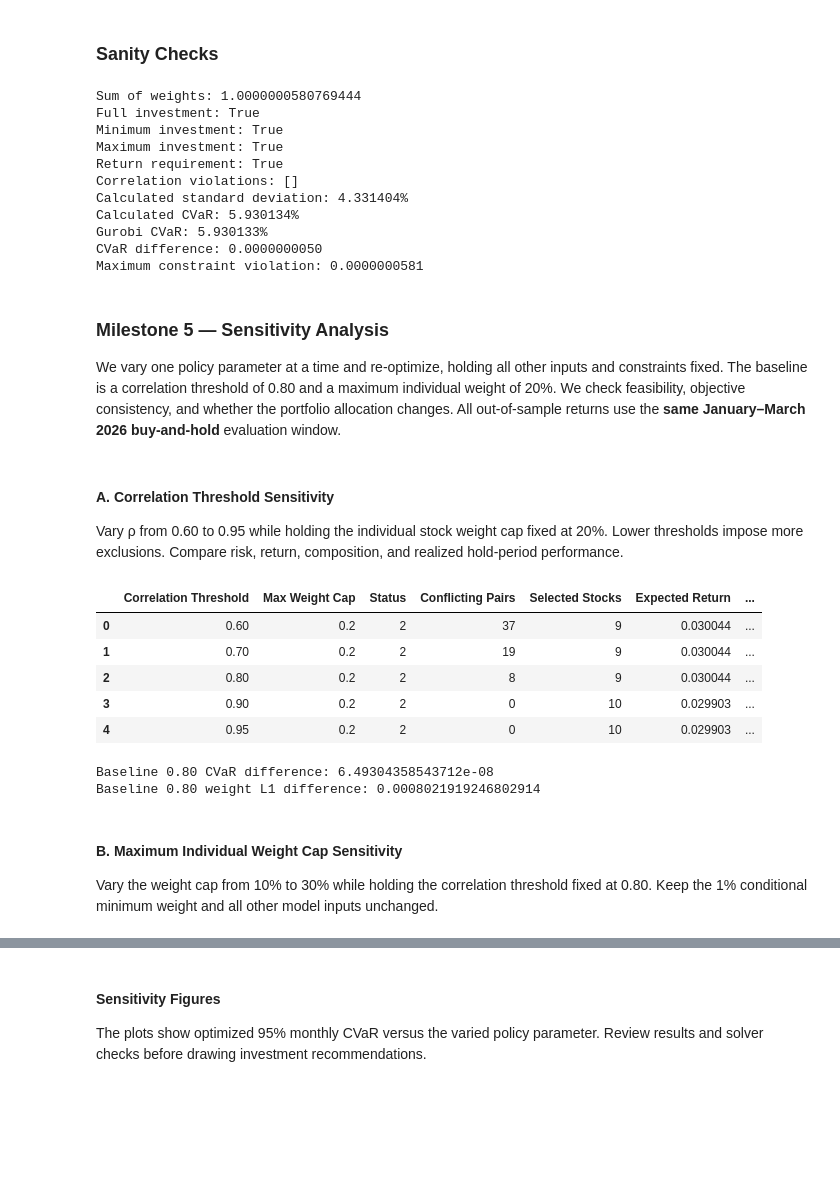
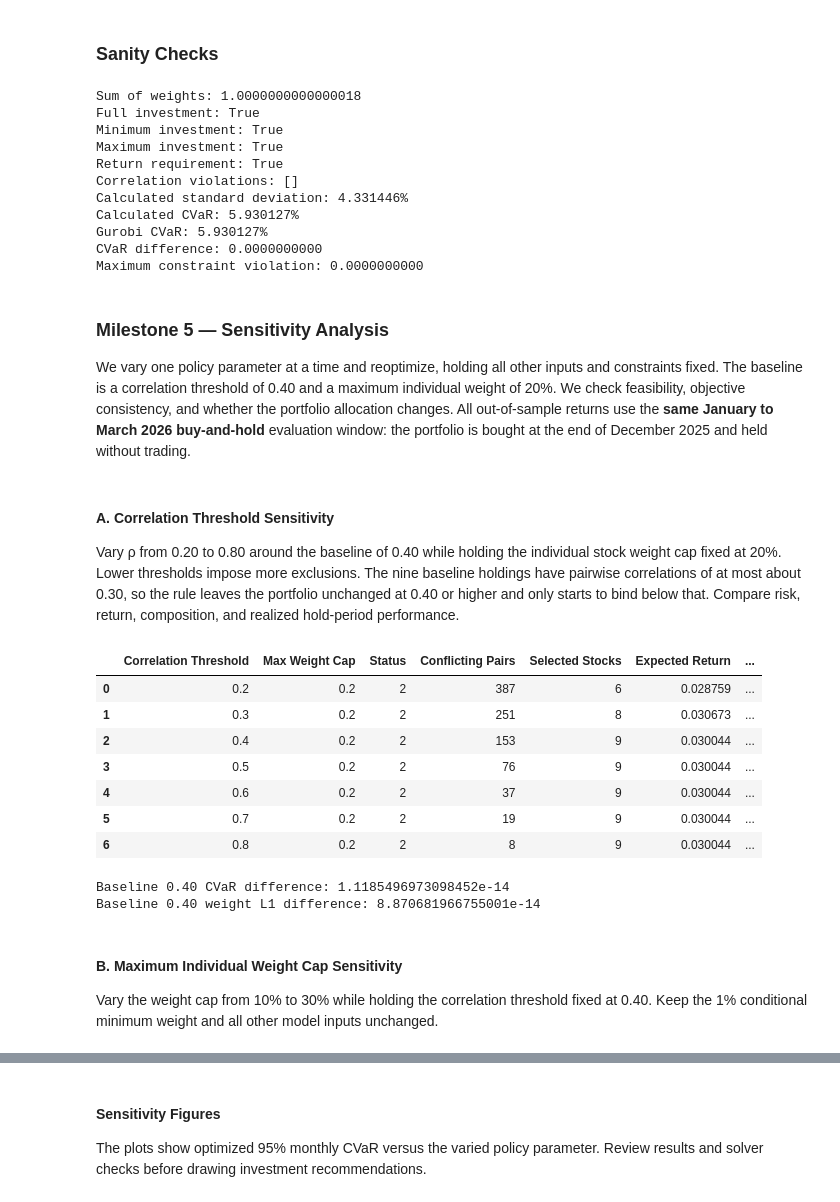
Before and after one commit to ma-benjamin/IEOR4004-Optimization-Project, a Jupyter notebook: model.ipynb, the cells around one changed output, grey strips where cells are left out. Drawn from its saved outputs; the diff is of its cells as text; code cells hidden in the pictures; blank space fills up the shorter version.

```diff
--- a/model.ipynb
+++ b/model.ipynb
@@ -31,9 +32,9 @@ Sigma = cov_df.drop(columns=["PERMNO", "Ticker"]).to_numpy(dtype=float)
 eigvals, eigvecs = np.linalg.eigh(Sigma)
 A = np.sqrt(np.clip(eigvals, 0, None))[:, None] * eigvecs.T
 # %%
-# Identify stock pairs with correlation above 0.8
+# Identify stock pairs with correlation above 0.4
 
-rho_threshold = 0.80
+rho_threshold = 0.40
 
 std = np.sqrt(np.diag(Sigma))
 corr_matrix = Sigma / np.outer(std, std)
@@ -46,8 +47,5 @@ for i in range(len(tickers)):
             conflicting_pairs.append((i, j))
 
 print("Number of conflicting pairs:", len(conflicting_pairs))
-
-for i, j in conflicting_pairs:
-    print(f"{tickers[i]:<5} {tickers[j]:<5}",
-          f"Correlation: {corr_matrix[i, j]:.4f}")
+# The full list of pairs is stored in conflicting_pairs (too long to print at a threshold of 0.40)
 # %% [output]
@@ -120,7 +106,7 @@ m.addConstr(w @ mu >= b, name="minimum_return")
 # %%
 # helper constraint for the standard deviation to be added to objective function
 y = m.addMVar(len(tickers), lb=-GRB.INFINITY, name="y") # helper variable for finding s
-m.addConstr(y == A @ w)
+m.addConstr(y == 100 * (A @ w))  # scale the norm by 100 to improve numerical accuracy, so s = 100 x std dev
 m.addGenConstrNorm(s, y, 2.0) # constraint to find s
 # %% [output]
 <gurobi.GenConstr *Awaiting Model Update*>
@@ -350,26 +337,28 @@ print(f"Gurobi CVaR: {m.ObjVal:.6%}")
 print(f"CVaR difference: {abs(calculated_cvar - m.ObjVal):.10f}")
 print(f"Maximum constraint violation: {m.ConstrVio:.10f}")
 # %% [output]
-Sum of weights: 1.0000000580769444
+Sum of weights: 1.0000000000000018
 Full investment: True
 Minimum investment: True
 Maximum investment: True
 Return requirement: True
 Correlation violations: []
-Calculated standard deviation: 4.331404%
-Calculated CVaR: 5.930134%
-Gurobi CVaR: 5.930133%
-CVaR difference: 0.0000000050
-Maximum constraint violation: 0.0000000581
+Calculated standard deviation: 4.331446%
+Calculated CVaR: 5.930127%
+Gurobi CVaR: 5.930127%
+CVaR difference: 0.0000000000
+Maximum constraint violation: 0.0000000000
 # %% [markdown]
 ### Milestone 5 — Sensitivity Analysis
 
-We vary one policy parameter at a time and re-optimize, holding all other inputs and constraints fixed. The baseline is a correlation threshold of 0.80 and a maximum individual weight of 20%. We check feasibility, objective consistency, and whether the portfolio allocation changes. All out-of-sample returns use the **same January–March 2026 buy-and-hold** evaluation window.
+We vary one policy parameter at a time and reoptimize, holding all other inputs and constraints fixed.
+The baseline is a correlation threshold of 0.40 and a maximum individual weight of 20%.
+We check feasibility, objective consistency, and whether the portfolio allocation changes.
+All out-of-sample returns use the **same January to March 2026 buy-and-hold** evaluation window: the portfolio is bought at the end of December 2025 and held without trading.
 # %%
 # Reusable sensitivity solver — keeps the original baseline model unchanged
-# Requires cells above (through the buy-and-hold evaluation) to have been run.
 
-def solve_policy(correlation_threshold=0.80, weight_cap=0.20):
+def solve_policy(correlation_threshold=0.40, weight_cap=0.20, max_holdings=None):
     n = len(tickers)
     pairs = [(i, j) for i in range(n) for j in range(i + 1, n)
              if corr_matrix[i, j] > correlation_threshold]
@@ -389,6 +378,8 @@ def solve_policy(correlation_threshold=0.80, weight_cap=0.20):
     for i, j in pairs:
         sm.addConstr(sz[i] + sz[j] <= 1,
                      name=f"correlation_{i}_{j}")
+    if max_holdings is not None:   # new constraint: hold at most max_holdings stocks
+        sm.addConstr(sz.sum() <= max_holdings, name="max_holdings")
     sm.addConstr(sy == 100 * (A @ sw), name="covariance_factor")  # Scale the norm by 100 to improve numerical accuracy
     sm.addGenConstrNorm(ss, sy, 2.0, name="portfolio_std")
     sm.setObjective(-(sw @ mu) + k * ss / 100, GRB.MINIMIZE)
@@ -409,7 +400,7 @@ def solve_policy(correlation_threshold=0.80, weight_cap=0.20):
     sigma = float(np.linalg.norm(A @ ww))
     cvar = -expected + k * sigma
     objective = float(sm.ObjVal)
-    oos = float(np.dot(ww, np.prod(1 + stock_returns, axis=1)) - 1)
+    oos = float(np.dot(ww, np.prod(1 + stock_returns, axis=1)) - 1)   # buy-and-hold, same as the out-of-sample section
 
     row.update({
         "Selected Stocks": int(np.sum(zz > 0.5)),
@@ -419,7 +410,7 @@ def solve_policy(correlation_threshold=0.80, weight_cap=0.20):
         "OOS Return": oos,
         "Largest Weight": float(ww.max()),
         "HHI": float(np.sum(ww ** 2)),
-        "Portfolio Rate of Return": abs(cvar - objective),
+        "CVaR Check Diff": abs(cvar - objective),
         "Solver MIP Gap": float(sm.MIPGap),
         "Weight L1 Difference vs Baseline": float(np.sum(np.abs(ww - np.asarray(w.X)))),
     })
@@ -427,39 +418,44 @@ def solve_policy(correlation_threshold=0.80, weight_cap=0.20):
 # %% [markdown]
 #### A. Correlation Threshold Sensitivity
 
-Vary ρ from 0.60 to 0.95 while holding the individual stock weight cap fixed at 20%. Lower thresholds impose more exclusions. Compare risk, return, composition, and realized hold-period performance.
+Vary ρ from 0.20 to 0.80 around the baseline of 0.40 while holding the individual stock weight cap fixed at 20%.
+Lower thresholds impose more exclusions.
+The nine baseline holdings have pairwise correlations of at most about 0.30, so the rule leaves the portfolio unchanged at 0.40 or higher and only starts to bind below that.
+Compare risk, return, composition, and realized hold-period performance.
 # %%
-thresholds = [0.60, 0.70, 0.80, 0.90, 0.95]
+thresholds = [0.20, 0.30, 0.40, 0.50, 0.60, 0.70, 0.80]
 correlation_rows, correlation_weights = [], {}
 for rho in thresholds:
     result, new_weights = solve_policy(correlation_threshold=rho, weight_cap=0.20)
     correlation_rows.append(result)
     correlation_weights[rho] = new_weights
 
 correlation_df = pd.DataFrame(correlation_rows)
 display(correlation_df)
 correlation_df.to_csv("correlation_sensitivity.csv", index=False)
 
 valid_corr = correlation_df.dropna(subset=["CVaR"])
 
-# Compare the re-solved 0.80 portfolio against the original baseline.
-print("Baseline 0.80 CVaR difference:",
-      abs(float(valid_corr.loc[valid_corr["Correlation Threshold"] == 0.80, "CVaR"].iloc[0]) - m.ObjVal))
-print("Baseline 0.80 weight L1 difference:",
-      np.sum(np.abs(correlation_weights[0.80] - np.asarray(w.X))))
+# Compare the re-solved 0.40 portfolio against the original baseline.
+print("Baseline 0.40 CVaR difference:",
+      abs(float(valid_corr.loc[valid_corr["Correlation Threshold"] == 0.40, "CVaR"].iloc[0]) - m.ObjVal))
+print("Baseline 0.40 weight L1 difference:",
+      np.sum(np.abs(correlation_weights[0.40] - np.asarray(w.X))))
 # %% [output]
 |  | Correlation Threshold | Max Weight Cap | Status | Conflicting Pairs | Selected Stocks | Expected Return | ... |
-| 0 | 0.60 | 0.2 | 2 | 37 | 9 | 0.030044 | ... |
-| 1 | 0.70 | 0.2 | 2 | 19 | 9 | 0.030044 | ... |
-| 2 | 0.80 | 0.2 | 2 | 8 | 9 | 0.030044 | ... |
-| 3 | 0.90 | 0.2 | 2 | 0 | 10 | 0.029903 | ... |
-| 4 | 0.95 | 0.2 | 2 | 0 | 10 | 0.029903 | ... |
+| 0 | 0.2 | 0.2 | 2 | 387 | 6 | 0.028759 | ... |
+| 1 | 0.3 | 0.2 | 2 | 251 | 8 | 0.030673 | ... |
+| 2 | 0.4 | 0.2 | 2 | 153 | 9 | 0.030044 | ... |
+| 3 | 0.5 | 0.2 | 2 | 76 | 9 | 0.030044 | ... |
+| 4 | 0.6 | 0.2 | 2 | 37 | 9 | 0.030044 | ... |
+| 5 | 0.7 | 0.2 | 2 | 19 | 9 | 0.030044 | ... |
+| 6 | 0.8 | 0.2 | 2 | 8 | 9 | 0.030044 | ... |
-Baseline 0.80 CVaR difference: 6.49304358543712e-08
-Baseline 0.80 weight L1 difference: 0.0008021919246802914
+Baseline 0.40 CVaR difference: 1.1185496973098452e-14
+Baseline 0.40 weight L1 difference: 8.870681966755001e-14
 # %% [markdown]
 #### B. Maximum Individual Weight Cap Sensitivity
 
-Vary the weight cap from 10% to 30% while holding the correlation threshold fixed at 0.80. Keep the 1% conditional minimum weight and all other model inputs unchanged.
+Vary the weight cap from 10% to 30% while holding the correlation threshold fixed at 0.40. Keep the 1% conditional minimum weight and all other model inputs unchanged.
 # %%
 caps = [0.10, 0.15, 0.20, 0.25, 0.30]
 cap_rows, cap_weights = [], {}
```
Also changed, not shown: parts of 26 cells of this notebook, 13 other files.
